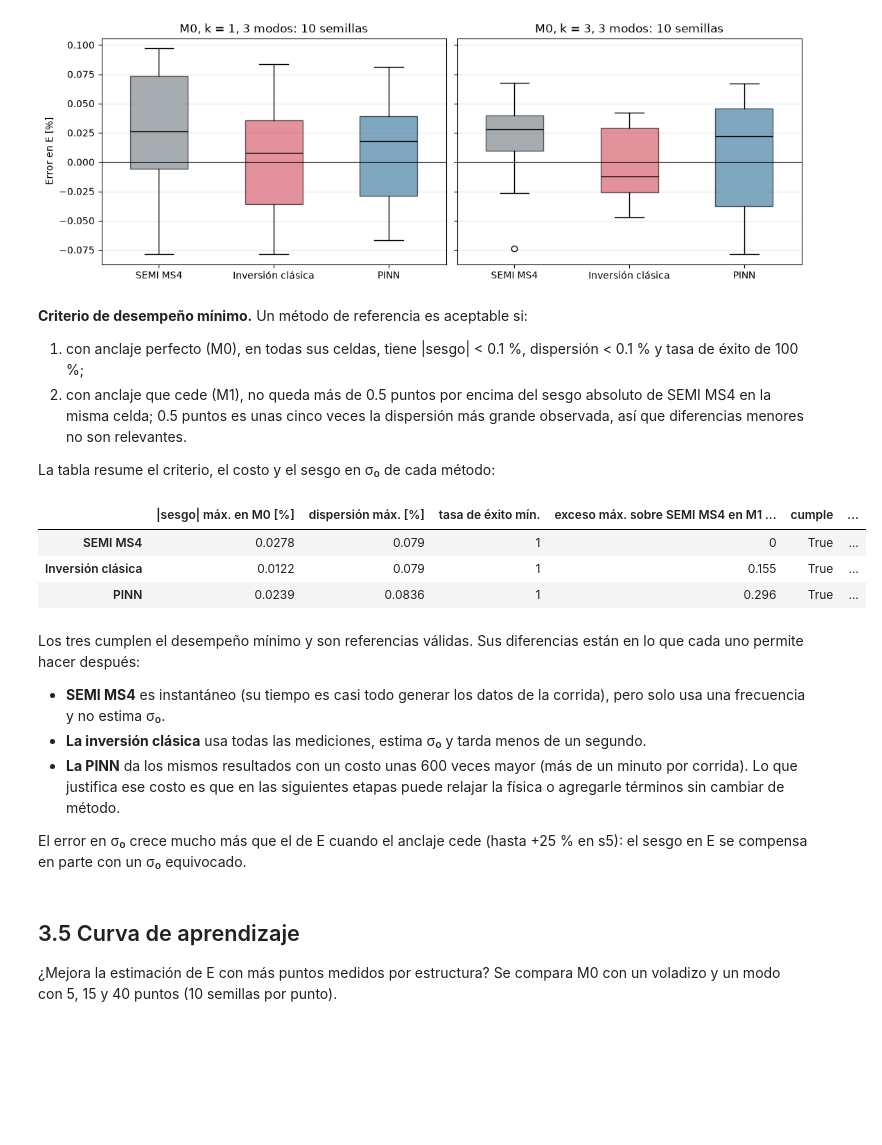
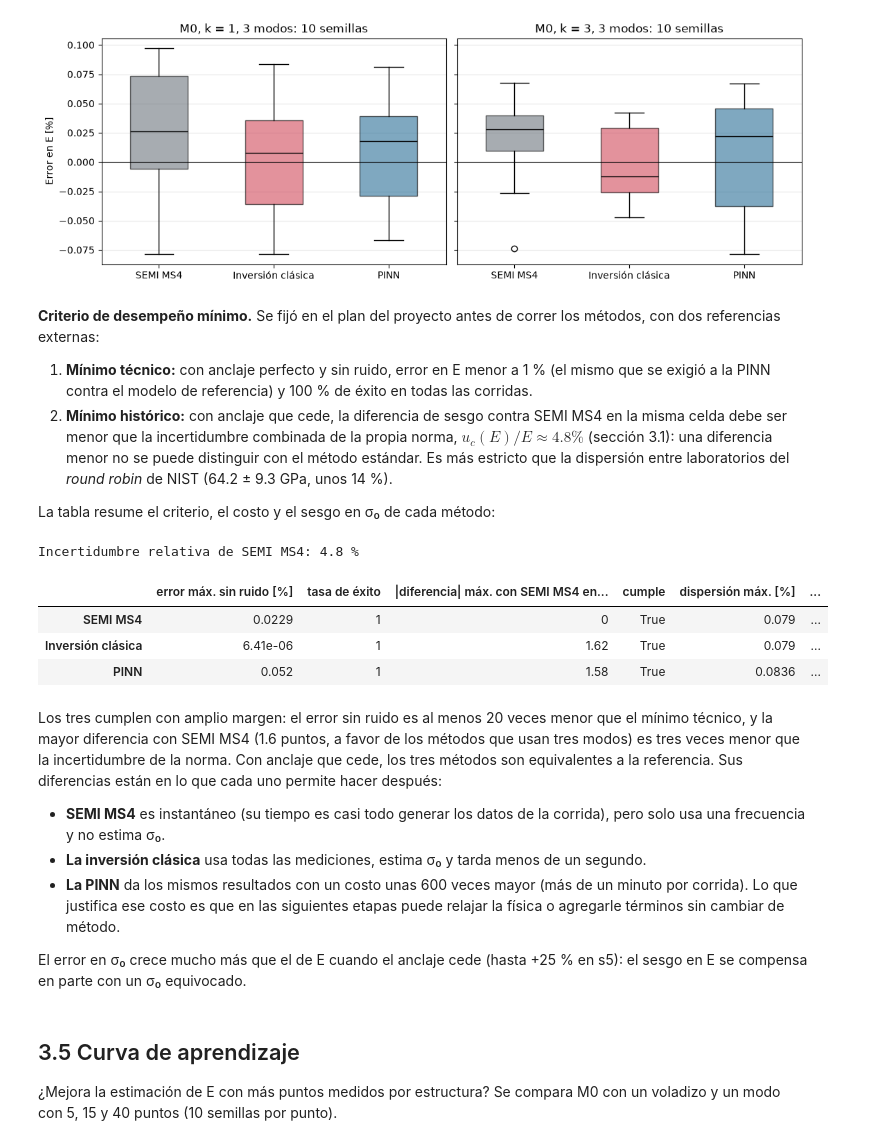
Before and after one commit to isabellaarangor/proyecto-integrador-team39-MNA, a Jupyter notebook: entregables/avance3/secciones/frente-3-semi-ms4.ipynb, the cells around one changed output. Drawn from its saved outputs; the diff is of its cells as text; code cells hidden in the pictures; blank space fills up the shorter version.

```diff
--- a/entregables/avance3/secciones/frente-3-semi-ms4.ipynb
+++ b/entregables/avance3/secciones/frente-3-semi-ms4.ipynb
@@ -189,39 +189,41 @@ plt.show()
 # %% [output]
 [figure]
 # %% [markdown]
-**Criterio de desempeño mínimo.** Un método de referencia es aceptable si:
+**Criterio de desempeño mínimo.** Se fijó en el plan del proyecto antes de correr los métodos, con dos referencias externas:
 
-1. con anclaje perfecto (M0), en todas sus celdas, tiene |sesgo| < 0.1 %, dispersión < 0.1 % y tasa de éxito de 100 %;
-2. con anclaje que cede (M1), no queda más de 0.5 puntos por encima del sesgo absoluto de SEMI MS4 en la misma celda; 0.5 puntos es unas cinco veces la dispersión más grande observada, así que diferencias menores no son relevantes.
+1. **Mínimo técnico:** con anclaje perfecto y sin ruido, error en E menor a 1 % (el mismo que se exigió a la PINN contra el modelo de referencia) y 100 % de éxito en todas las corridas.
+2. **Mínimo histórico:** con anclaje que cede, la diferencia de sesgo contra SEMI MS4 en la misma celda debe ser menor que la incertidumbre combinada de la propia norma, $u_c(E)/E \approx 4.8\%$ (sección 3.1): una diferencia menor no se puede distinguir con el método estándar. Es más estricto que la dispersión entre laboratorios del *round robin* de NIST (64.2 ± 9.3 GPa, unos 14 %).
 
 La tabla resume el criterio, el costo y el sesgo en σ₀ de cada método:
 # %%
+U_NORMA = 100 * ej["u_cE_GPa"] / ej["E_GPa"]  # incertidumbre relativa de SEMI MS4, en %
+print(f"Incertidumbre relativa de SEMI MS4: {U_NORMA:.1f} %")
 semi = celdas.xs("semi_ms4", level="metodo")["sesgo_E_pct"]
 filas = {}
 for m in METODOS:
     c = celdas.xs(m, level="metodo")
-    en_m0 = c.xs("m0", level="caso")
     en_m1 = c.drop(index="m0", level="caso")
-    exceso = en_m1["sesgo_E_pct"].abs() - semi.loc[en_m1.index].abs()
+    error_sin_ruido = 100 * todas[(todas["bloque"] == "verificación") & (todas["metodo"] == m)]["err_E"].abs().max()
+    tasa = 1 - todas[todas["metodo"] == m]["fallo"].mean()
+    diferencia = (en_m1["sesgo_E_pct"] - semi.loc[en_m1.index]).abs().max()
     filas[metricas.NOMBRES[m]] = {
-        "|sesgo| máx. en M0 [%]": en_m0["sesgo_E_pct"].abs().max(),
+        "error máx. sin ruido [%]": error_sin_ruido,
+        "tasa de éxito": tasa,
+        "|diferencia| máx. con SEMI MS4 en M1 [puntos]": diferencia,
+        "cumple": bool(error_sin_ruido < 1 and tasa == 1 and diferencia < U_NORMA),
         "dispersión máx. [%]": c["dispersion_E_pct"].max(),
-        "tasa de éxito mín.": c["tasa_exito"].min(),
-        "exceso máx. sobre SEMI MS4 en M1 [puntos]": exceso.max(),
-        "cumple": bool(en_m0["sesgo_E_pct"].abs().max() < 0.1 and c["dispersion_E_pct"].max() < 0.1
-                       and c["tasa_exito"].min() == 1 and exceso.max() <= 0.5),
-        "|sesgo σ₀| máx. en M1 [%]": c["sesgo_sigma0_pct"].drop(index="m0", level="caso").abs().max()
-                                      if "sesgo_sigma0_pct" in c and c["sesgo_sigma0_pct"].notna().any() else np.nan,
+        "|sesgo σ₀| máx. en M1 [%]": en_m1["sesgo_sigma0_pct"].abs().max(),
         "tiempo mediano [s]": principal[principal["metodo"] == m]["tiempo_s"].median(),
     }
 display(pd.DataFrame(filas).T)
 # %% [output]
+Incertidumbre relativa de SEMI MS4: 4.8 %
-|  | |sesgo| máx. en M0 [%] | dispersión máx. [%] | tasa de éxito mín. | exceso máx. sobre SEMI MS4 en M1 ... | cumple | ... |
-| SEMI MS4 | 0.0278 | 0.079 | 1 | 0 | True | ... |
-| Inversión clásica | 0.0122 | 0.079 | 1 | 0.155 | True | ... |
-| PINN | 0.0239 | 0.0836 | 1 | 0.296 | True | ... |
+|  | error máx. sin ruido [%] | tasa de éxito | |diferencia| máx. con SEMI MS4 en... | cumple | dispersión máx. [%] | ... |
+| SEMI MS4 | 0.0229 | 1 | 0 | True | 0.079 | ... |
+| Inversión clásica | 6.41e-06 | 1 | 1.62 | True | 0.079 | ... |
+| PINN | 0.052 | 1 | 1.58 | True | 0.0836 | ... |
 # %% [markdown]
-Los tres cumplen el desempeño mínimo y son referencias válidas. Sus diferencias están en lo que cada uno permite hacer después:
+Los tres cumplen con amplio margen: el error sin ruido es al menos 20 veces menor que el mínimo técnico, y la mayor diferencia con SEMI MS4 (1.6 puntos, a favor de los métodos que usan tres modos) es tres veces menor que la incertidumbre de la norma. Con anclaje que cede, los tres métodos son equivalentes a la referencia. Sus diferencias están en lo que cada uno permite hacer después:
 
 - **SEMI MS4** es instantáneo (su tiempo es casi todo generar los datos de la corrida), pero solo usa una frecuencia y no estima σ₀.
 - **La inversión clásica** usa todas las mediciones, estima σ₀ y tarda menos de un segundo.
```
Also changed, not shown: parts of 2 cells of this notebook, 6 other files.
